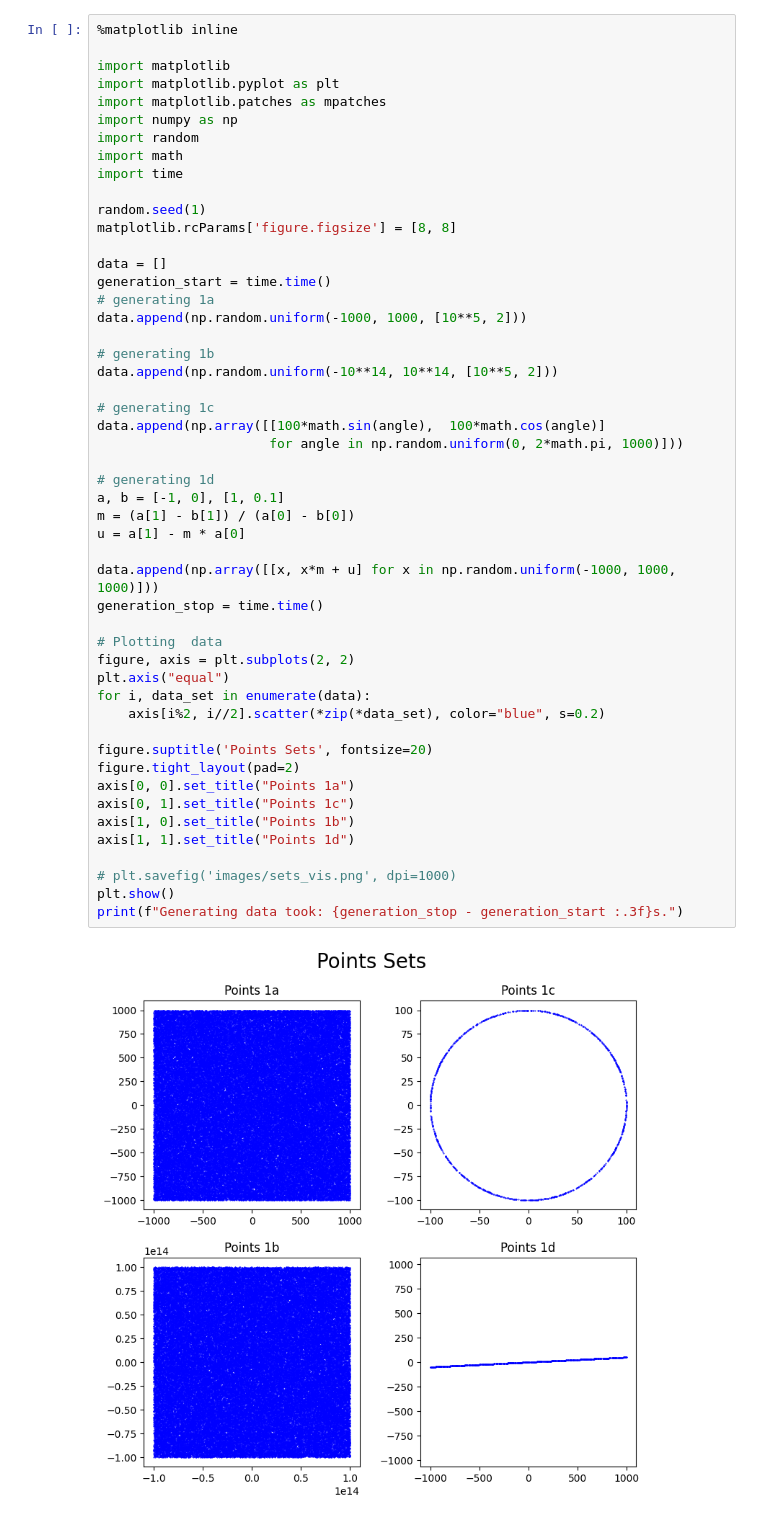
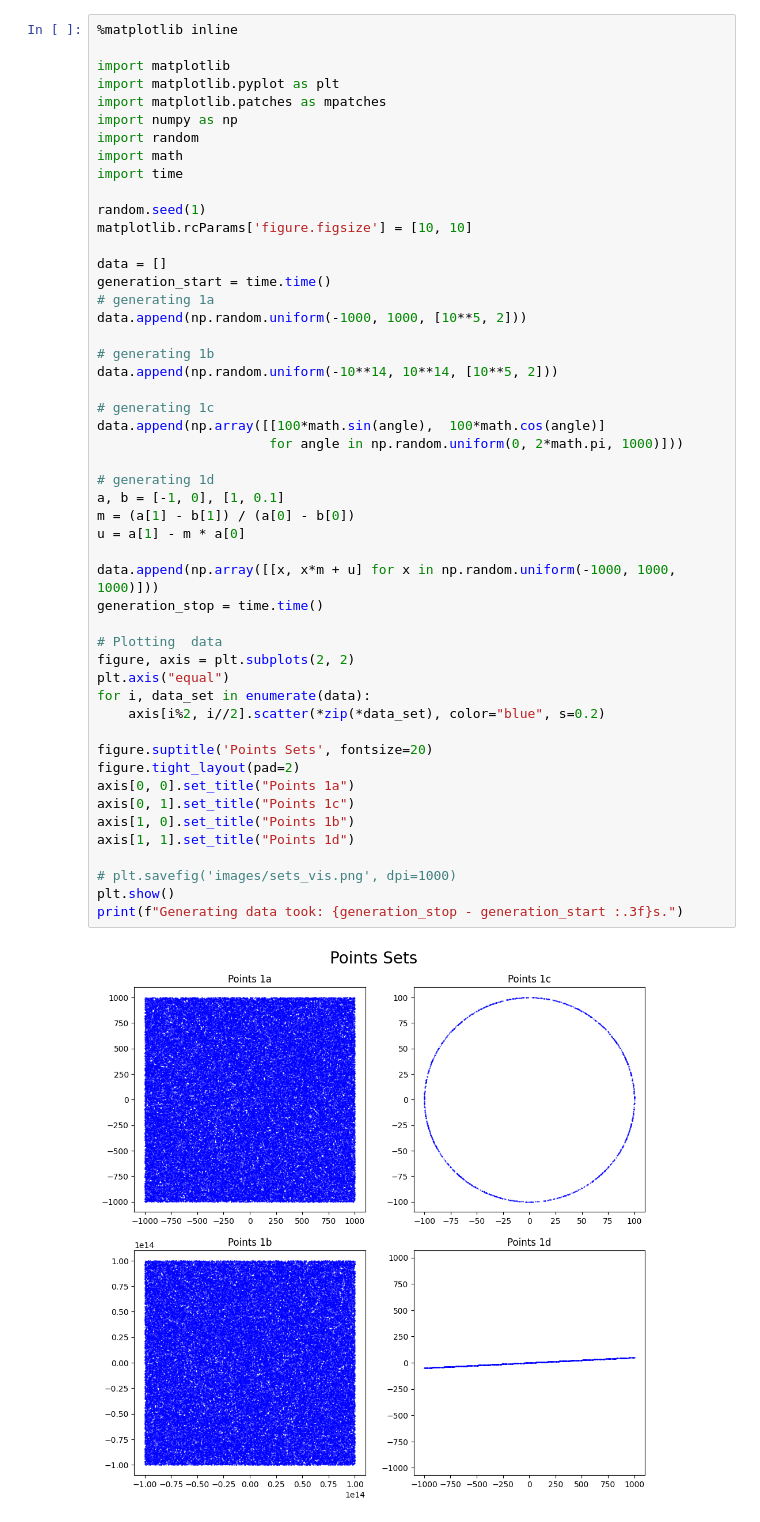
Before and after one commit to pawel002/Geometric-Algorithms, a Jupyter notebook: lab1/lab1.ipynb, the cells around one changed output. Cells and saved outputs as stored; diff of their text form.

```diff
--- a/lab1/lab1.ipynb
+++ b/lab1/lab1.ipynb
@@ -10,7 +10,7 @@ import math
 import time
 
 random.seed(1)
-matplotlib.rcParams['figure.figsize'] = [8, 8]
+matplotlib.rcParams['figure.figsize'] = [10, 10]
 
 data = []
 generation_start = time.time()
@@ -22,31 +22,31 @@ data.append(np.random.uniform(-10**14, 10**14, [10**5, 2]))
 
 # generating 1c
 data.append(np.array([[100*math.sin(angle),  100*math.cos(angle)]
                       for angle in np.random.uniform(0, 2*math.pi, 1000)]))
 
 # generating 1d
 a, b = [-1, 0], [1, 0.1]
 m = (a[1] - b[1]) / (a[0] - b[0])
 u = a[1] - m * a[0]
 
 data.append(np.array([[x, x*m + u] for x in np.random.uniform(-1000, 1000, 1000)]))
 generation_stop = time.time()
 
 # Plotting  data
 figure, axis = plt.subplots(2, 2)
 plt.axis("equal")
 for i, data_set in enumerate(data):
     axis[i%2, i//2].scatter(*zip(*data_set), color="blue", s=0.2)
 
 figure.suptitle('Points Sets', fontsize=20)
 figure.tight_layout(pad=2)
 axis[0, 0].set_title("Points 1a")
 axis[0, 1].set_title("Points 1c")
 axis[1, 0].set_title("Points 1b")
 axis[1, 1].set_title("Points 1d")
 
 # plt.savefig('images/sets_vis.png', dpi=1000)
 plt.show()
 print(f"Generating data took: {generation_stop - generation_start :.3f}s.")
 # %% [output]
-[figure, old version]
+[figure, new version]
```
Also changed, not shown: parts of 3 cells of this notebook.
